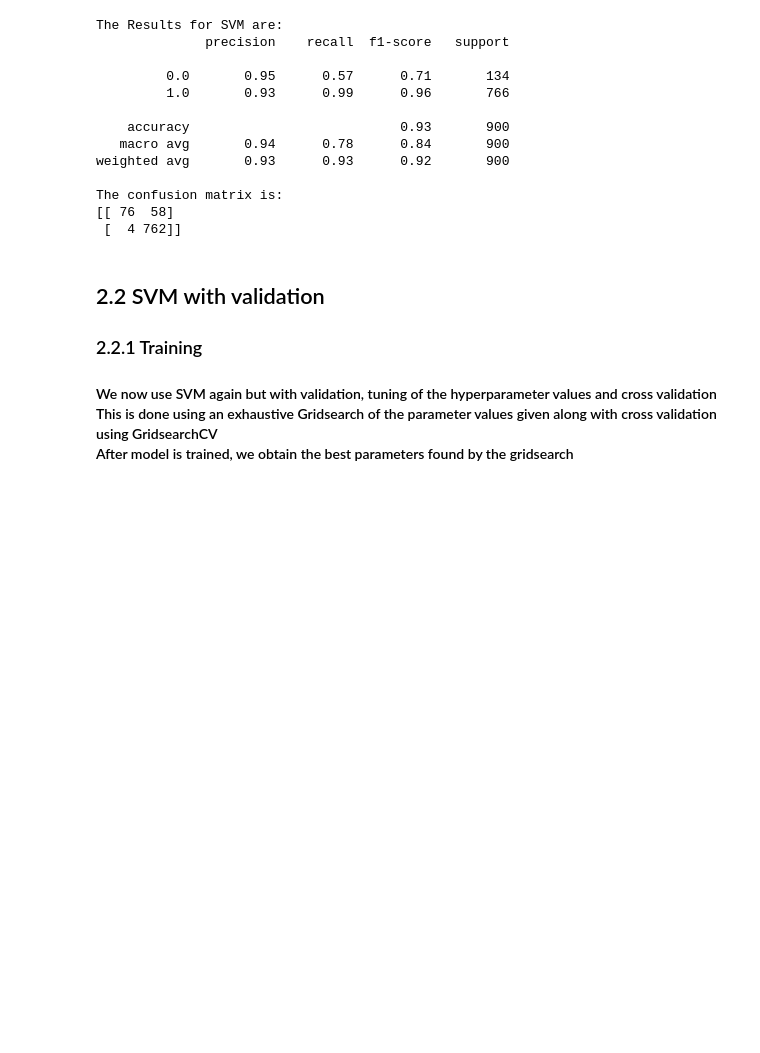
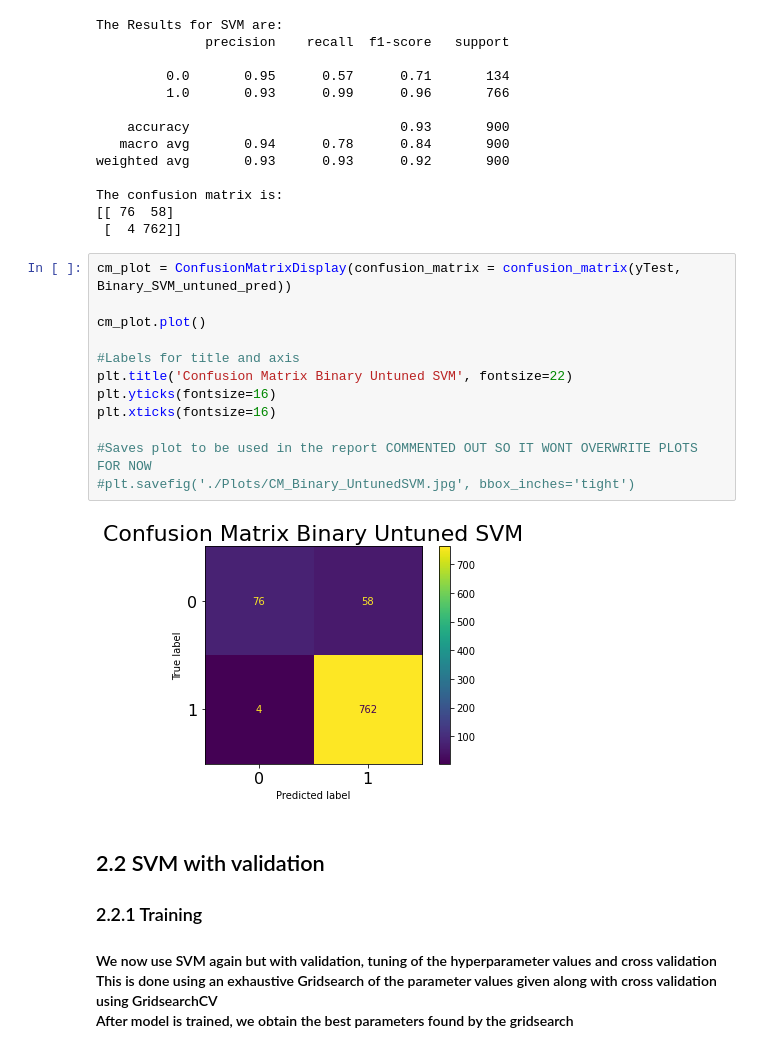
Before and after one commit to Trinity-Actual/AMLS_21-22_SN17081058, a Jupyter notebook: Binary-Task-SVM.ipynb, the cells around one changed output. Cells and saved outputs as stored; diff of their text form; blank space fills up the shorter version.

```diff
--- a/Binary-Task-SVM.ipynb
+++ b/Binary-Task-SVM.ipynb
@@ -131,6 +132,20 @@ weighted avg       0.93      0.93      0.92       900
 The confusion matrix is:
 [[ 76  58]
  [  4 762]]
+# %%
+cm_plot = ConfusionMatrixDisplay(confusion_matrix = confusion_matrix(yTest, Binary_SVM_untuned_pred))
+
+cm_plot.plot()
+
+#Labels for title and axis
+plt.title('Confusion Matrix Binary Untuned SVM', fontsize=22)
+plt.yticks(fontsize=16)
+plt.xticks(fontsize=16)
+
+#Saves plot to be used in the report COMMENTED OUT SO IT WONT OVERWRITE PLOTS FOR NOW
+#plt.savefig('./Plots/CM_Binary_UntunedSVM.jpg', bbox_inches='tight')
+# %% [output]
+[figure, added]
 # %% [markdown]
 ## 2.2 SVM with validation
 
```
Also changed, not shown: parts of 12 cells of this notebook, 10 other files.
